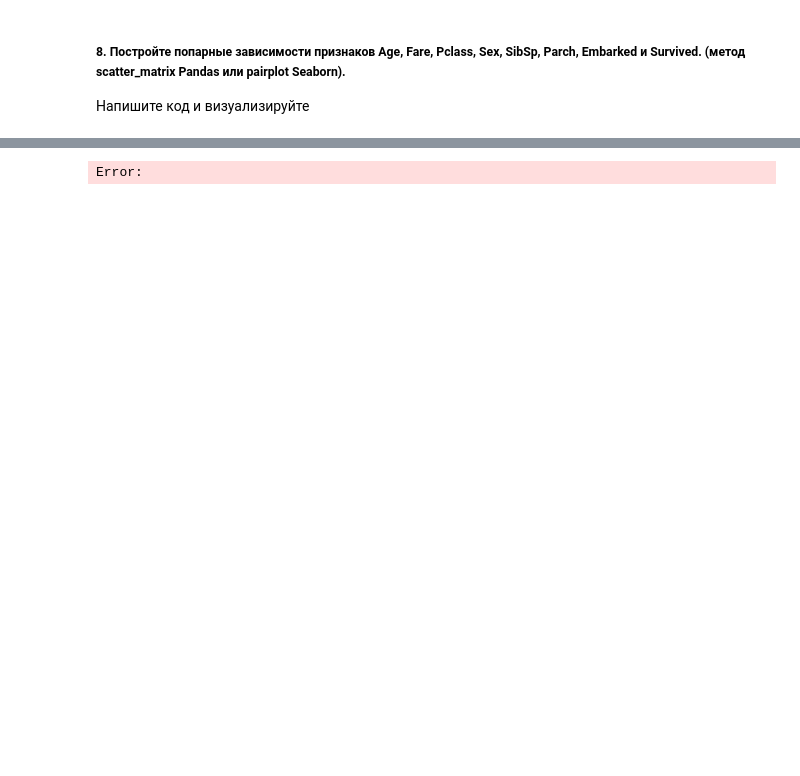
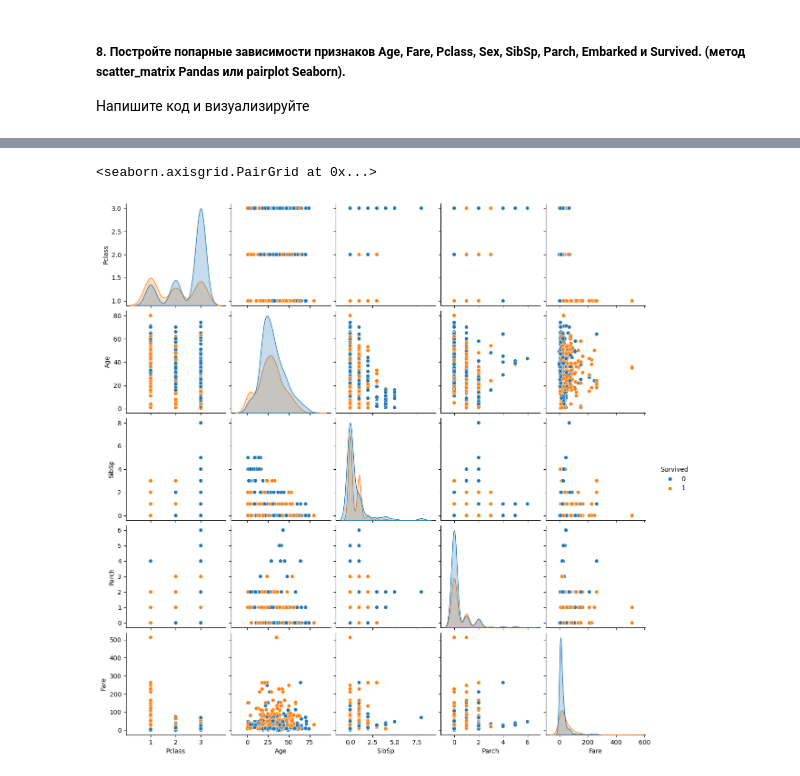
Before and after one commit to MKirill263/kursach_2022, a Jupyter notebook: homework.ipynb, the cells around one changed output, grey strips where cells are left out. Saved outputs shown, nothing was run; the diff lists cells and outputs as text; code cells hidden in the pictures; blank space fills up the shorter version.

```diff
--- a/homework.ipynb
+++ b/homework.ipynb
@@ -201,10 +369,10 @@ Error:
 # %%
-# Ваш код здесь
+#sns.pairplot(df['Age', 'Fare', 'Pclass', 'Sex', 'SibSp', 'Parch', 'Embarked', 'Survived'])
+sb = df.drop(['PassengerId'], axis=1) #1-столбцы,0-строки
+sns.pairplot (sb, hue='Survived')
 
-#sns.pairplot(df['Age', 'Fare', 'Pclass', 'Sex', 'SibSp', 'Parch', 'Embarked', 'Survived'])
-sb = df.drop(['PassengerId'], axis=1)
-
-
-sns.pairplot(sb)
+#выживжие и невыжившие разными цветами
+#sns.pairplot(sb)
 # %% [output]
-Error:
+<seaborn.axisgrid.PairGrid at 0x...>
+[figure, added]
```
Also changed, not shown: parts of 29 cells of this notebook.
